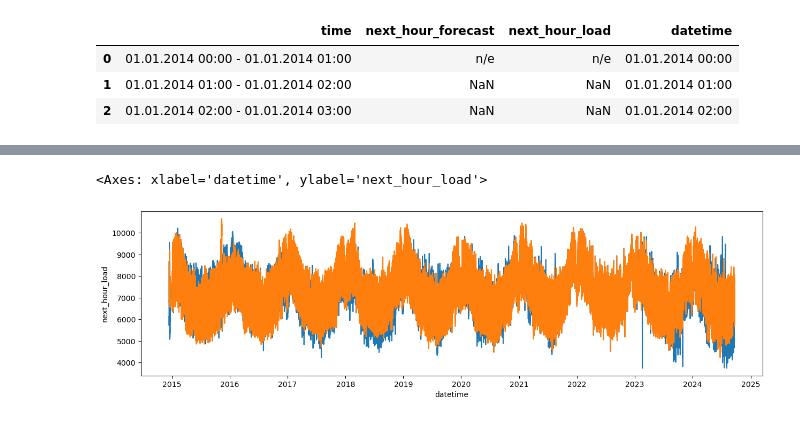
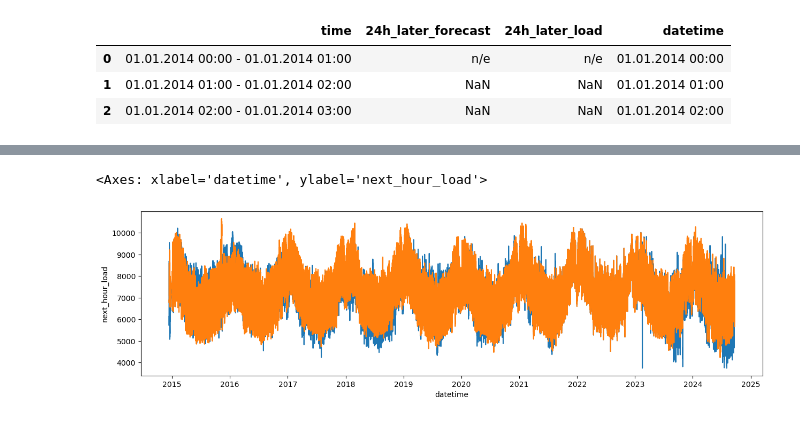
Before and after one commit to arthurgassner/swissenergy-backend, a Jupyter notebook: 0-load.ipynb, the cells around one changed output, grey strips where cells are left out. Drawn from its saved outputs; the diff is of its cells as text; code cells hidden in the pictures.

```diff
--- a/0-load.ipynb
+++ b/0-load.ipynb
@@ -19,11 +19,11 @@ df.head(3)
 | 2 | 01.01.2014 02:00 - 01.01.2014 03:00 | NaN | NaN |
 # %%
 # Prep shape
-df.columns = ['time', 'next_hour_forecast', 'next_hour_load']
+df.columns = ['time', '24h_later_forecast', '24h_later_load']
 df['datetime'] = df.time.apply(lambda x: x.split('-')[0])
 df.head(3)
 # %% [output]
-|  | time | next_hour_forecast | next_hour_load | datetime |
+|  | time | 24h_later_forecast | 24h_later_load | datetime |
 | 0 | 01.01.2014 00:00 - 01.01.2014 01:00 | n/e | n/e | 01.01.2014 00:00 |
 | 1 | 01.01.2014 01:00 - 01.01.2014 02:00 | NaN | NaN | 01.01.2014 01:00 |
 | 2 | 01.01.2014 02:00 - 01.01.2014 03:00 | NaN | NaN | 01.01.2014 02:00 |
```
Also changed, not shown: parts of 7 cells of this notebook, 1 other file.
